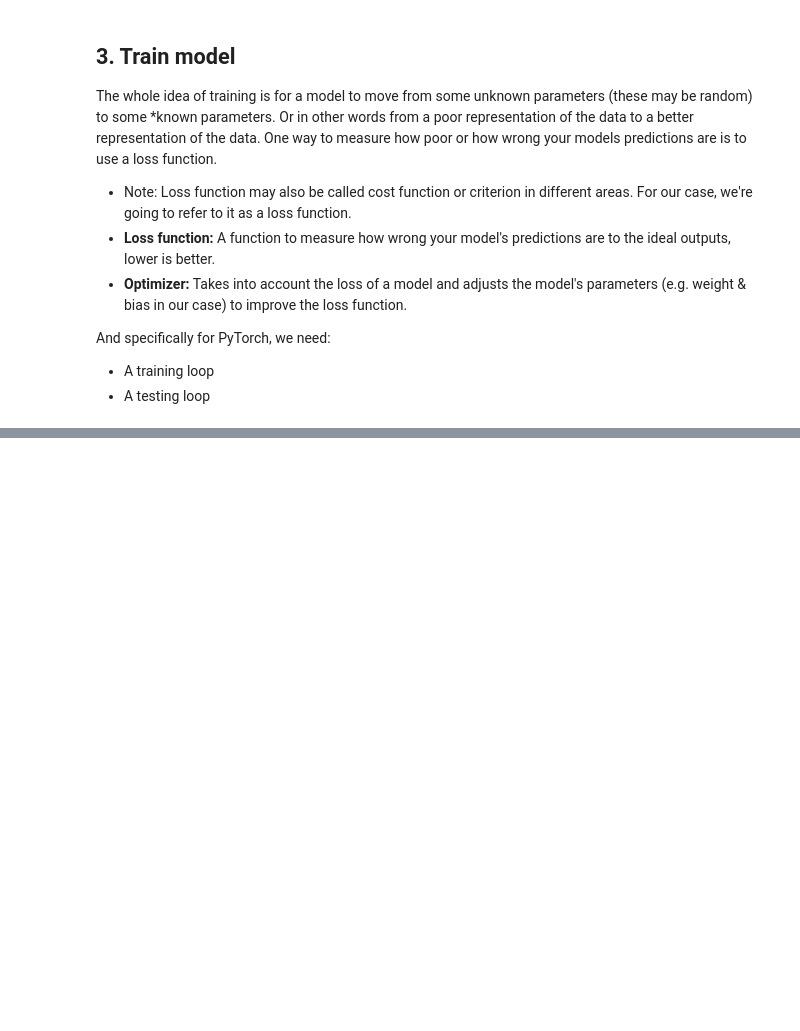
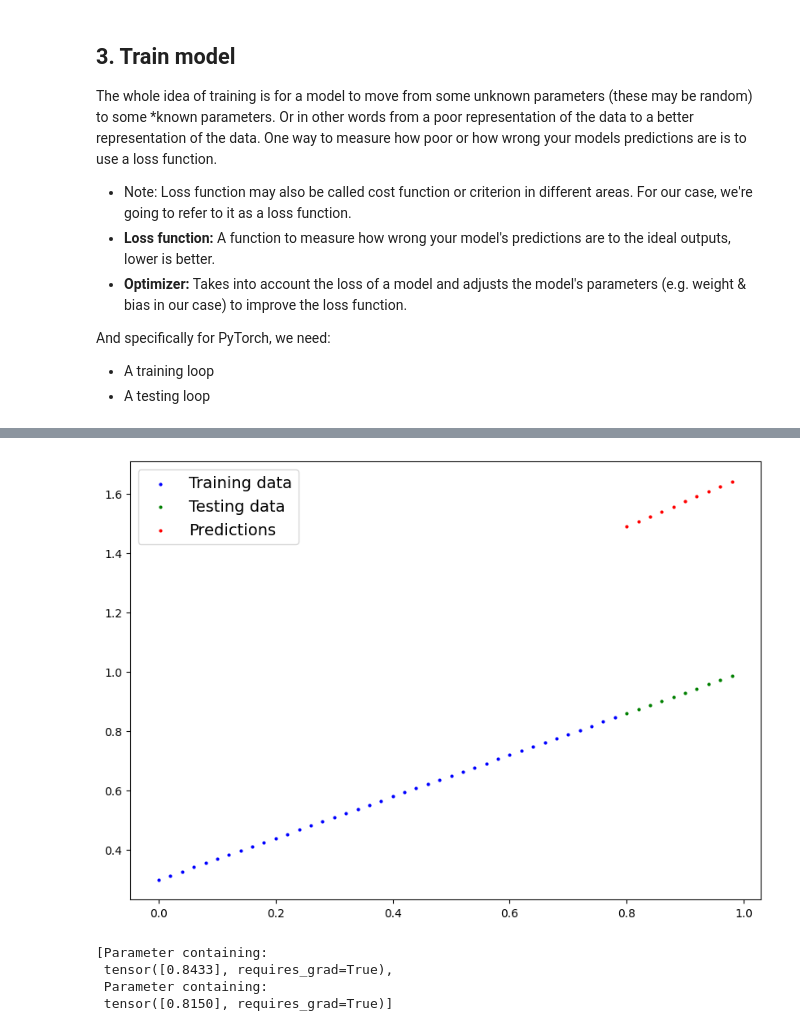
Before and after one commit to MD2001/Pytorch_Bignnier, a Jupyter notebook: 01_pytoirch_WorkFlow.ipynb, the cells around one changed output, grey strips where cells are left out. Cells and saved outputs as stored; diff of their text form; code cells hidden in the pictures; blank space fills up the shorter version.

```diff
--- a/01_pytoirch_WorkFlow.ipynb
+++ b/01_pytoirch_WorkFlow.ipynb
@@ -192,3 +190,10 @@ One way to measure how poor or how wrong your models predictions are is to use a
 And specifically for PyTorch, we need:
 * A training loop
 * A testing loop
+# %%
+## choising loss function (L1 is look good her)
+loss_func=nn.L1Loss()
+
+##choising optimizer to optimize wghit and bias
+optimizer=torch.optim.SGD(params=model_0.parameters(),lr=0.001)
+loss_func,optimizer
@@ -194,0 +229,31 @@ And specifically for PyTorch, we need:
+# %%
+epochs=100
+
+for epoch in range(epochs):
+  model_0.train()   # to set some attributes fir trauining
+
+  y_pre=model_0(x_train)
+
+  loss=loss_func(y_pre,y_train)
+
+  optimizer.zero_grad()
+
+  loss.backward()
+
+  optimizer.step()
+
+  model_0.eval()
+# %%
+with torch.inference_mode():
+  y_predicte=model_0(x_test)
+
+plot_predictions(predictions=y_predicte)
+# %% [output]
+[figure, added]
+# %%
+list(model_0.parameters())
+# %% [output]
+[Parameter containing:
+ tensor([0.8433], requires_grad=True),
+ Parameter containing:
+ tensor([0.8150], requires_grad=True)]
```
Also changed, not shown: parts of 4 cells of this notebook.
